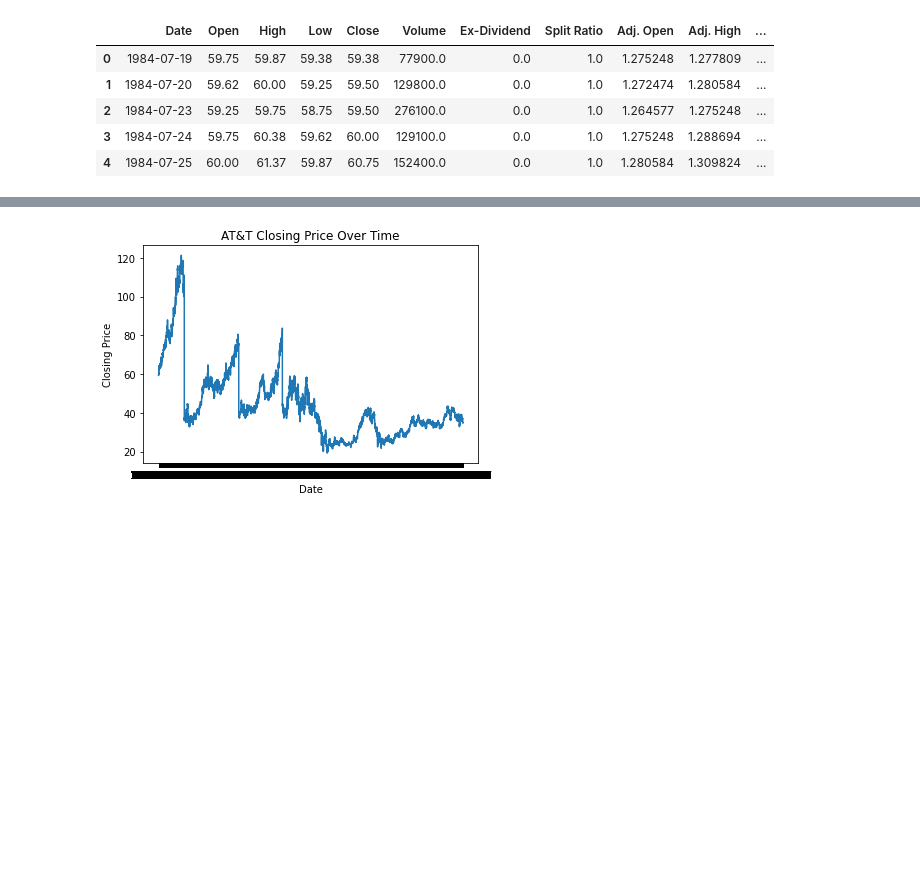
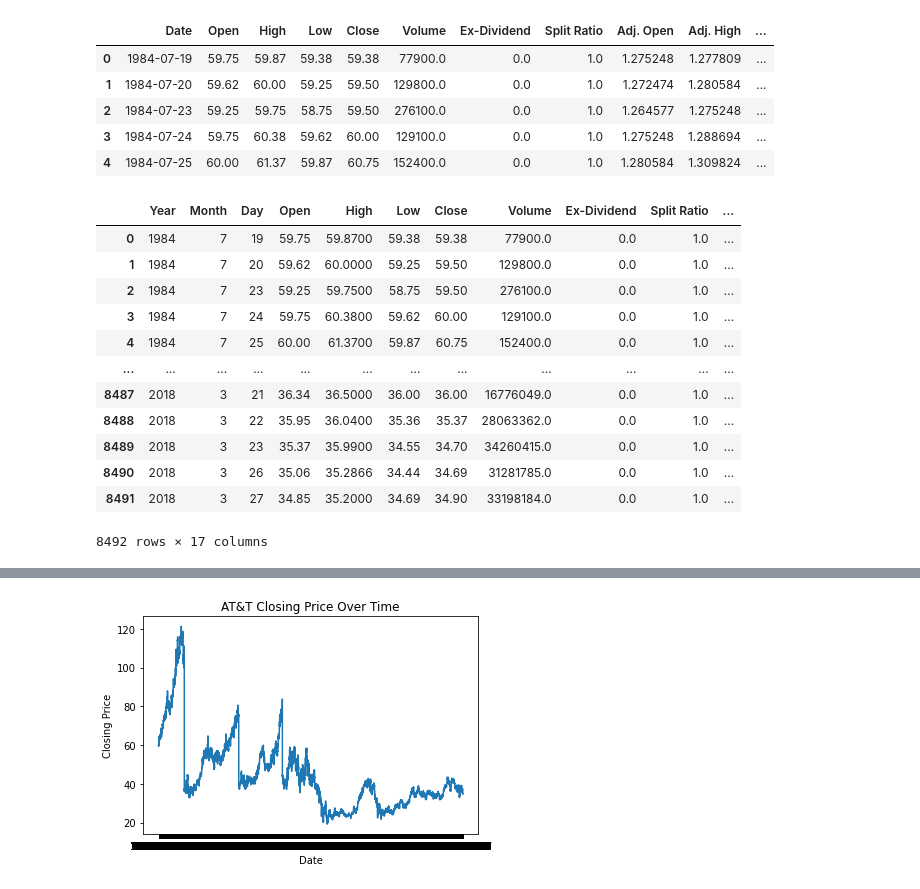
Before and after one commit to mssubaiti/Project1_Group1, a Jupyter notebook: nasdaq.ipynb, the cells around one changed output, grey strips where cells are left out. Drawn from its saved outputs; the diff is of its cells as text; code cells hidden in the pictures; blank space fills up the shorter version.

```diff
--- a/nasdaq.ipynb
+++ b/nasdaq.ipynb
@@ -70,4 +70,18 @@ def splitDates(df):
 # %%
-# att_data = splitDates(att_data)
-# att_data
+att_data = splitDates(att_data)
+att_data
+# %% [output]
+|  | Year | Month | Day | Open | High | Low | Close | Volume | Ex-Dividend | Split Ratio | ... |
+| 0 | 1984 | 7 | 19 | 59.75 | 59.8700 | 59.38 | 59.38 | 77900.0 | 0.0 | 1.0 | ... |
+| 1 | 1984 | 7 | 20 | 59.62 | 60.0000 | 59.25 | 59.50 | 129800.0 | 0.0 | 1.0 | ... |
+| 2 | 1984 | 7 | 23 | 59.25 | 59.7500 | 58.75 | 59.50 | 276100.0 | 0.0 | 1.0 | ... |
+| 3 | 1984 | 7 | 24 | 59.75 | 60.3800 | 59.62 | 60.00 | 129100.0 | 0.0 | 1.0 | ... |
+| 4 | 1984 | 7 | 25 | 60.00 | 61.3700 | 59.87 | 60.75 | 152400.0 | 0.0 | 1.0 | ... |
+| ... | ... | ... | ... | ... | ... | ... | ... | ... | ... | ... | ... |
+| 8487 | 2018 | 3 | 21 | 36.34 | 36.5000 | 36.00 | 36.00 | 16776049.0 | 0.0 | 1.0 | ... |
+| 8488 | 2018 | 3 | 22 | 35.95 | 36.0400 | 35.36 | 35.37 | 28063362.0 | 0.0 | 1.0 | ... |
+| 8489 | 2018 | 3 | 23 | 35.37 | 35.9900 | 34.55 | 34.70 | 34260415.0 | 0.0 | 1.0 | ... |
+| 8490 | 2018 | 3 | 26 | 35.06 | 35.2866 | 34.44 | 34.69 | 31281785.0 | 0.0 | 1.0 | ... |
+| 8491 | 2018 | 3 | 27 | 34.85 | 35.2000 | 34.69 | 34.90 | 33198184.0 | 0.0 | 1.0 | ... |
+8492 rows × 17 columns
 # %%
```
Also changed, not shown: parts of 3 cells of this notebook.
